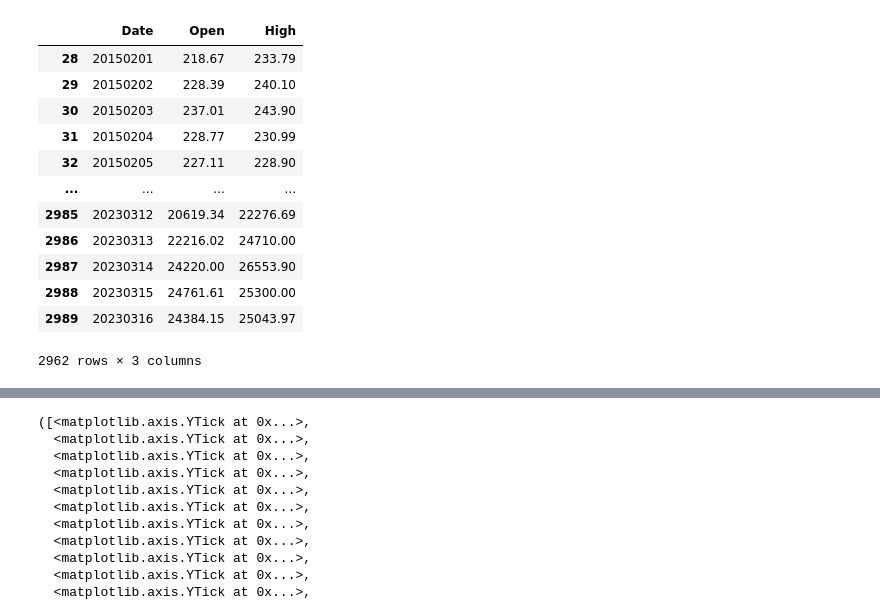
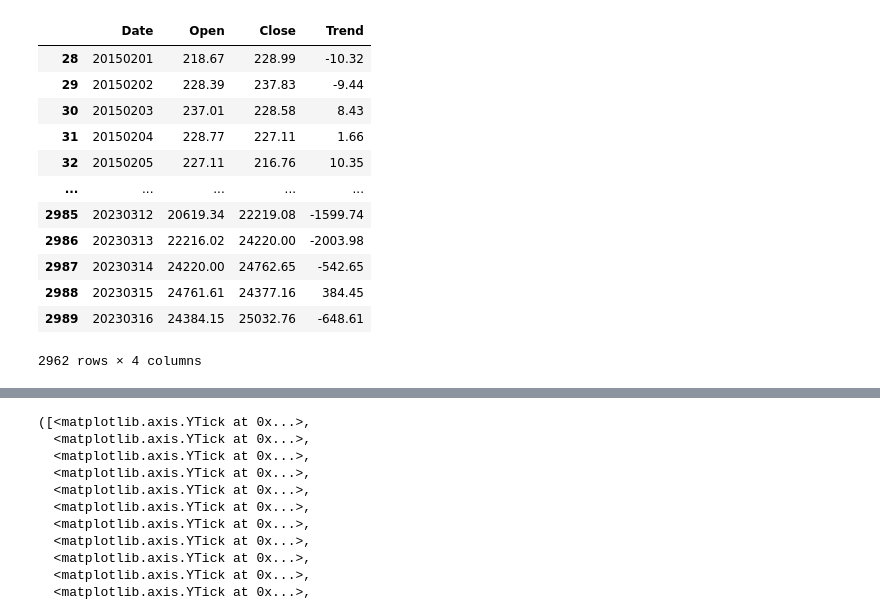
Before and after one commit to aintproud/analitic, a Jupyter notebook: 1.ipynb, the cells around one changed output, grey strips where cells are left out. Saved outputs shown, nothing was run; the diff lists cells and outputs as text; code cells hidden in the pictures.

```diff
--- a/1.ipynb
+++ b/1.ipynb
@@ -4,21 +4,22 @@ import pandas as pd
 bitcoin = pd.read_excel('GDAX.BTC-USD_790301_230316.xlsx')
 smp500 = pd.read_csv('^spx_d (1).csv')
 # %%
-bitcoin = bitcoin.iloc[:,[2,4,5]]
+bitcoin = bitcoin.iloc[:,[2,4,7]]
 bitcoin.drop(range(28), inplace=True)
-bitcoin.columns = ['Date', 'Open', 'High']
+bitcoin.columns = ['Date', 'Open', 'Close']
+bitcoin['Trend'] = bitcoin['Open']-bitcoin['Close']
 bitcoin
 # %% [output]
-|  | Date | Open | High |
-| 28 | 20150201 | 218.67 | 233.79 |
-| 29 | 20150202 | 228.39 | 240.10 |
-| 30 | 20150203 | 237.01 | 243.90 |
-| 31 | 20150204 | 228.77 | 230.99 |
-| 32 | 20150205 | 227.11 | 228.90 |
-| ... | ... | ... | ... |
-| 2985 | 20230312 | 20619.34 | 22276.69 |
-| 2986 | 20230313 | 22216.02 | 24710.00 |
-| 2987 | 20230314 | 24220.00 | 26553.90 |
-| 2988 | 20230315 | 24761.61 | 25300.00 |
-| 2989 | 20230316 | 24384.15 | 25043.97 |
+|  | Date | Open | Close | Trend |
+| 28 | 20150201 | 218.67 | 228.99 | -10.32 |
+| 29 | 20150202 | 228.39 | 237.83 | -9.44 |
+| 30 | 20150203 | 237.01 | 228.58 | 8.43 |
+| 31 | 20150204 | 228.77 | 227.11 | 1.66 |
+| 32 | 20150205 | 227.11 | 216.76 | 10.35 |
+| ... | ... | ... | ... | ... |
+| 2985 | 20230312 | 20619.34 | 22219.08 | -1599.74 |
+| 2986 | 20230313 | 22216.02 | 24220.00 | -2003.98 |
+| 2987 | 20230314 | 24220.00 | 24762.65 | -542.65 |
+| 2988 | 20230315 | 24761.61 | 24377.16 | 384.45 |
+| 2989 | 20230316 | 24384.15 | 25032.76 | -648.61 |
-2962 rows × 3 columns
+2962 rows × 4 columns
```
Also changed, not shown: parts of 10 cells of this notebook, 2 other files.
